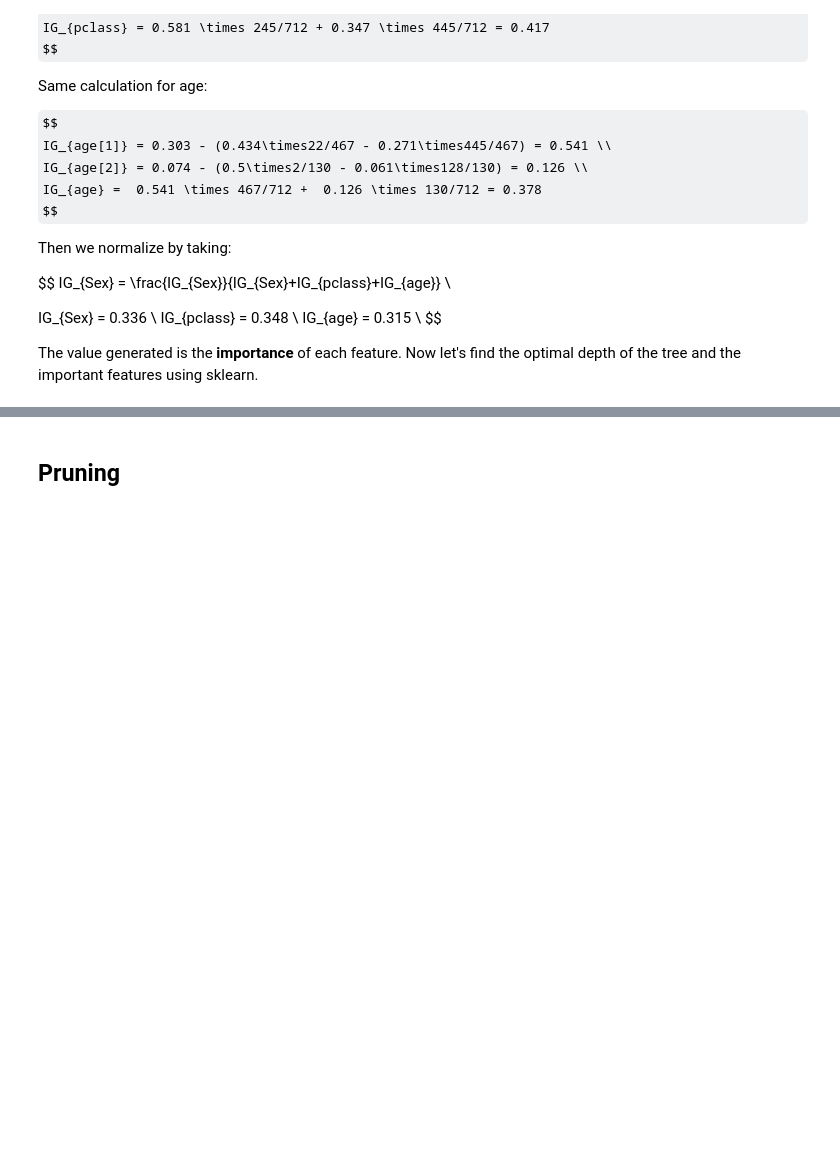
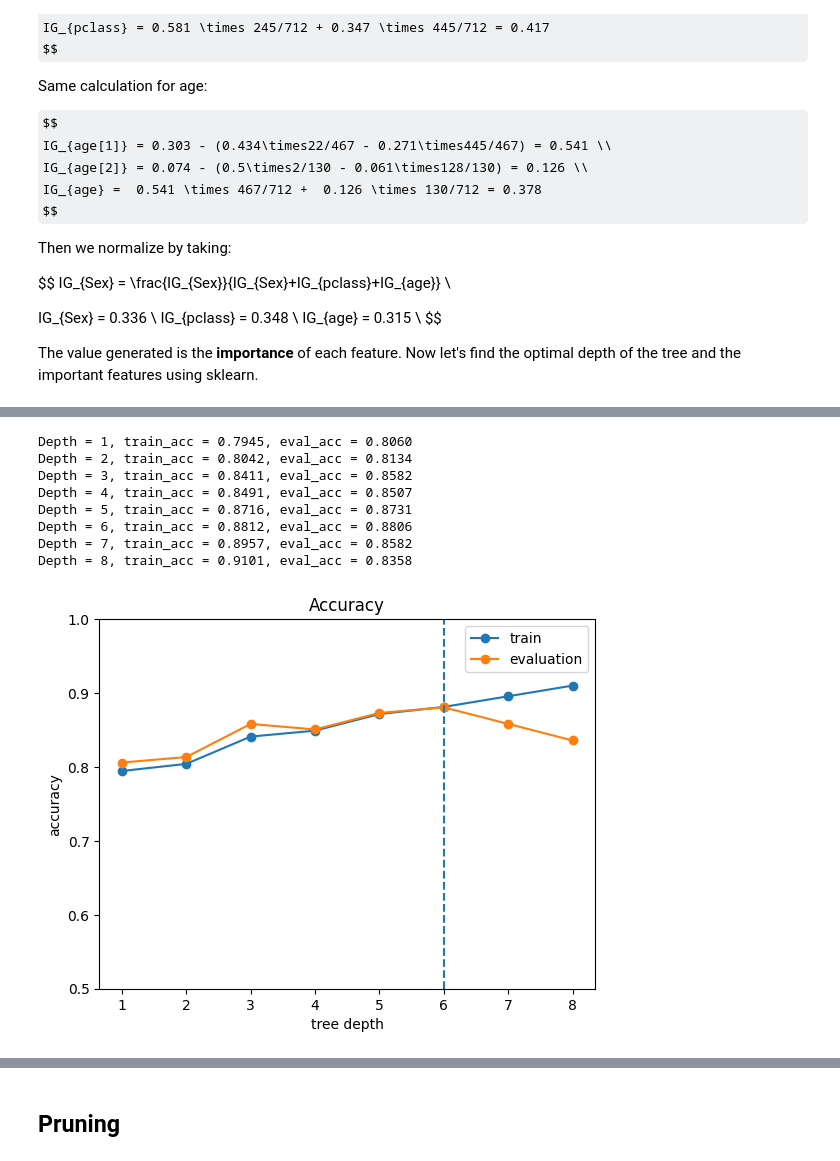
Before and after one commit to GemmaEvans0208/My-DAC-Curriculum, a Jupyter notebook: DAC-006_Machine_Learning/DAC-006-Intro_to_ML_Session_2_Student.ipynb, the cells around one changed output, grey strips where cells are left out. Saved outputs shown, nothing was run; the diff lists cells and outputs as text; code cells hidden in the pictures; some formulas as TeX source; blank space fills up the shorter version.

```diff
--- a/DAC-006_Machine_Learning/DAC-006-Intro_to_ML_Session_2_Student.ipynb
+++ b/DAC-006_Machine_Learning/DAC-006-Intro_to_ML_Session_2_Student.ipynb
@@ -183,45 +190,55 @@ The value generated is the **importance** of each feature. Now let's find the op
 # %%
 # Separate the Titanic data into features and target class.
-# y = df['Survived']
-# x = df.drop('Survived', axis=1)
+y = df['Survived']
+x = df.drop('Survived', axis=1)
 
-# # Split the data into training, validation and test data.
-# x_train, x_test, y_train, y_test = train_test_split(x, y, test_size = 0.3)
+# Split the data into training, validation and test data.
+x_train, x_test, y_train, y_test = train_test_split(x, y, test_size = 0.3)
 
-# x_test, x_eval, y_test, y_eval = train_test_split(x_test, y_test, test_size = 0.5)
+x_test, x_eval, y_test, y_eval = train_test_split(x_test, y_test, test_size = 0.5)
 
-# # Create decision tree models of various depths,
-# # and measure the accuracy of validation data for each model.
-# train_acc = []
-# eval_acc = []
-# max_depth = 8
-# for d in range(1, max_depth+1):
-#     model = DecisionTreeClassifier(max_depth=d)
-#     model.fit(x_train, y_train)
+# Create decision tree models of various depths,
+# and measure the accuracy of validation data for each model.
+train_acc = []
+eval_acc = []
+max_depth = 8 #fitting our model with diff max depth
+for d in range(1, max_depth+1):
+    model = DecisionTreeClassifier(max_depth=d)
+    model.fit(x_train, y_train)
 
-#     # Measure the accuracy of this model using the training data.
-#     y_pred = model.predict(x_train)
-#     train_acc.append((y_pred == y_train).mean())
+    # Measure the accuracy of this model using the training data.
+    y_pred = model.predict(x_train)
+    train_acc.append((y_pred == y_train).mean())
 
-#     # Measure the accuracy of this model using the validation data.
-#     y_pred = model.predict(x_eval)
-#     eval_acc.append((y_pred == y_eval).mean())
-#     print('Depth = {}, train_acc = {:.4f}, eval_acc = {:.4f}'\
-#           .format(d, train_acc[-1], eval_acc[-1]))
+    # Measure the accuracy of this model using the validation data.
+    y_pred = model.predict(x_eval)
+    eval_acc.append((y_pred == y_eval).mean())
+    print('Depth = {}, train_acc = {:.4f}, eval_acc = {:.4f}'\
+          .format(d, train_acc[-1], eval_acc[-1]))
 
-# # Find the optimal depth with the highest accuracy of validation data.
-# opt_depth = np.argmax(eval_acc) + 1
+# Find the optimal depth with the highest accuracy of validation data.
+opt_depth = np.argmax(eval_acc) + 1
 
-# # Visualize accuracy changes as depth changes.
-# plt.plot(train_acc, marker='o', label='train')
-# plt.plot(eval_acc, marker='o', label='evaluation')
-# plt.legend()
-# plt.title('Accuracy')
-# plt.xlabel('tree depth')
-# plt.ylabel('accuracy')
-# plt.xticks(np.arange(max_depth), np.arange(1, max_depth+1))
-# plt.axvline(x=opt_depth-1, ls='--')
-# plt.ylim(0.5, 1.0)
-# plt.show()
+# Visualize accuracy changes as depth changes.
+plt.plot(train_acc, marker='o', label='train')
+plt.plot(eval_acc, marker='o', label='evaluation')
+plt.legend()
+plt.title('Accuracy')
+plt.xlabel('tree depth')
+plt.ylabel('accuracy')
+plt.xticks(np.arange(max_depth), np.arange(1, max_depth+1))
+plt.axvline(x=opt_depth-1, ls='--')
+plt.ylim(0.5, 1.0)
+plt.show()
+# %% [output]
+Depth = 1, train_acc = 0.7945, eval_acc = 0.8060
+Depth = 2, train_acc = 0.8042, eval_acc = 0.8134
+Depth = 3, train_acc = 0.8411, eval_acc = 0.8582
+Depth = 4, train_acc = 0.8491, eval_acc = 0.8507
+Depth = 5, train_acc = 0.8716, eval_acc = 0.8731
+Depth = 6, train_acc = 0.8812, eval_acc = 0.8806
+Depth = 7, train_acc = 0.8957, eval_acc = 0.8582
+Depth = 8, train_acc = 0.9101, eval_acc = 0.8358
+[figure, added]
 # %%
 # I set max_step=3 as a constant value for tree visualization.
```
Also changed, not shown: parts of 16 cells of this notebook.
